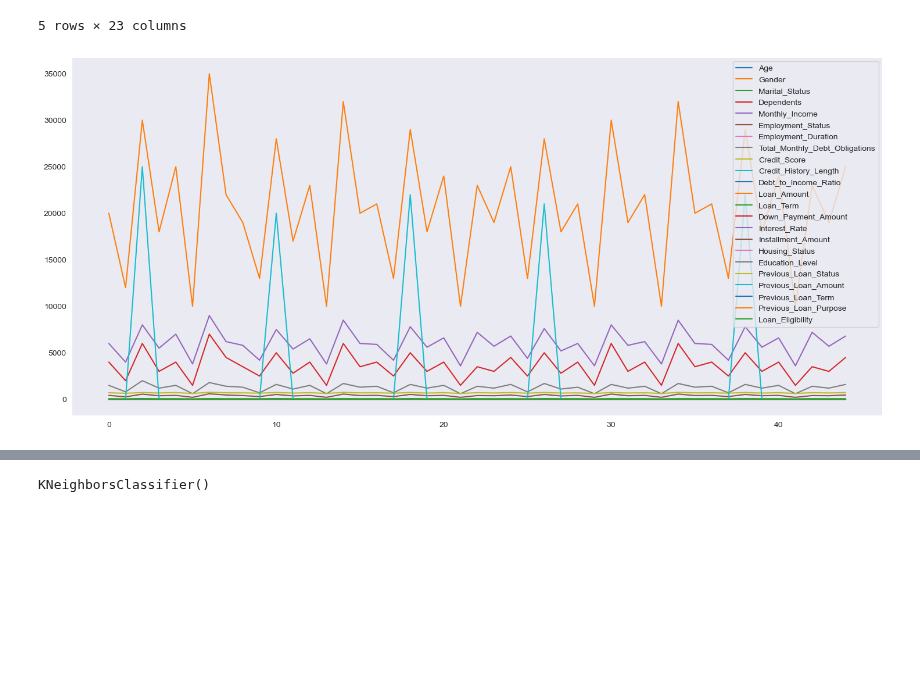
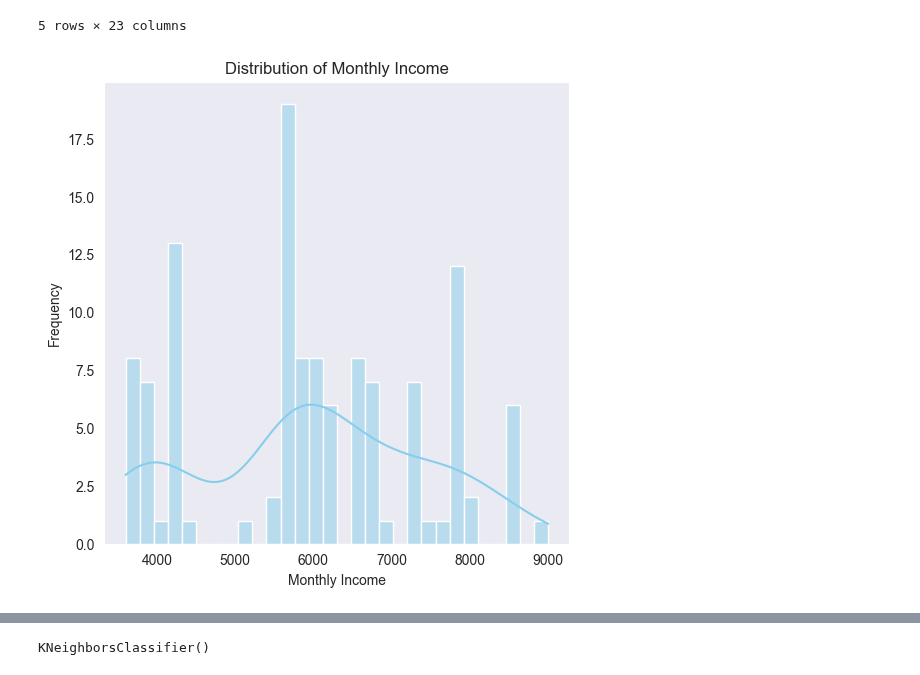
Before and after one commit to MD-DILDAR-MANDAL/Car-Loan-Eligibility-Prediction-ml-project-, a Jupyter notebook: main.ipynb, the cells around one changed output, grey strips where cells are left out. Drawn from its saved outputs; the diff is of its cells as text; code cells hidden in the pictures; blank space fills up the shorter version.

```diff
--- a/main.ipynb
+++ b/main.ipynb
@@ -69,8 +92,12 @@ data.head()
 | 4 | 40 | 1 | 0 | 0 | 7000 | 0 | 10 | ... |
 5 rows × 23 columns
 # %%
-data.plot(figsize=(18, 8))
+plt.figure(figsize=(6, 6))
+sns.histplot(data['Monthly_Income'], bins=30, kde=True, color='skyblue')
+plt.title('Distribution of Monthly Income')
+plt.xlabel('Monthly Income')
+plt.ylabel('Frequency')
 plt.show()
 # %% [output]
-[figure, old version]
+[figure, new version]
 # %%
```
Also changed, not shown: parts of 9 cells of this notebook, 2 other files.
